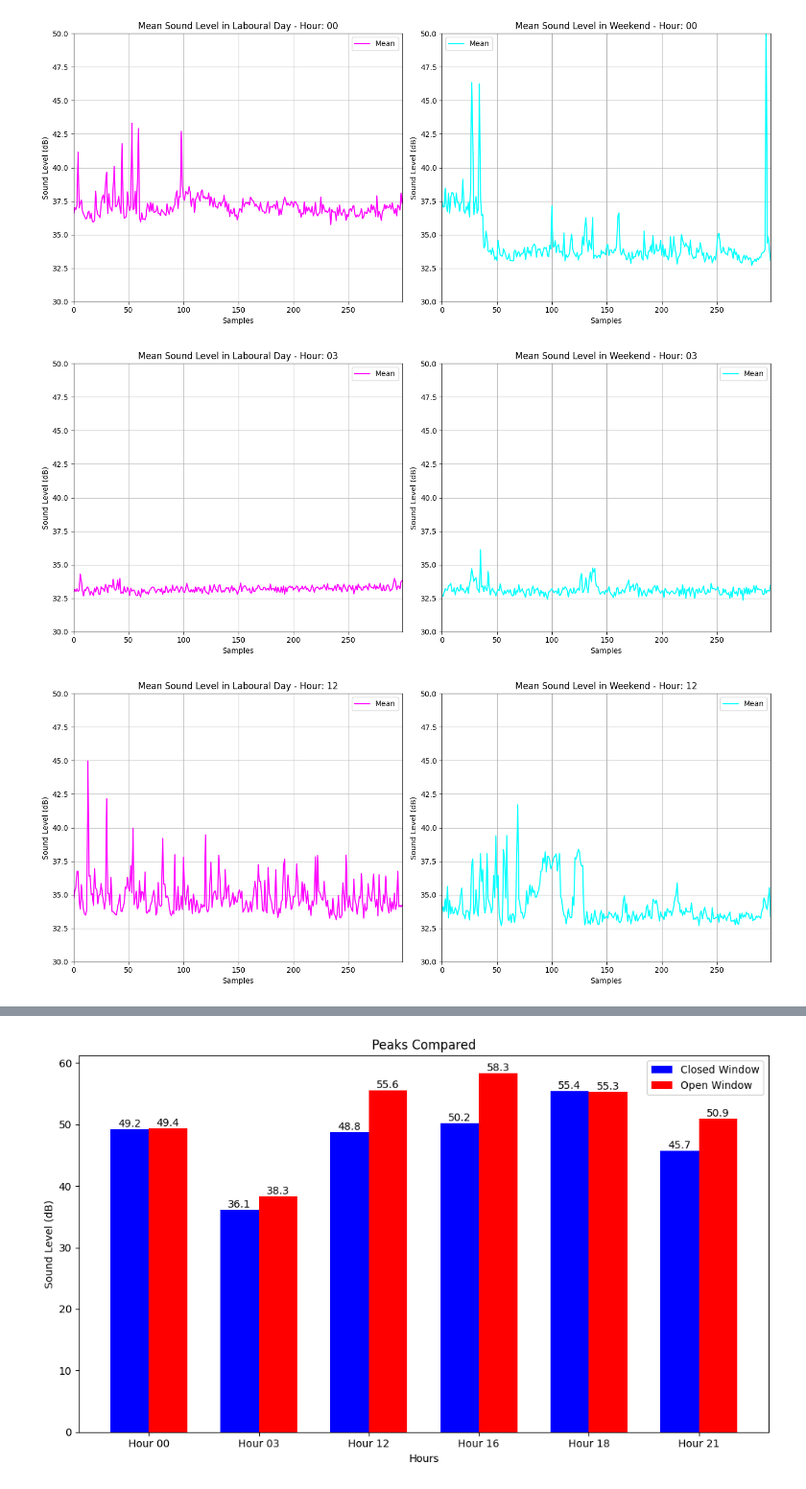
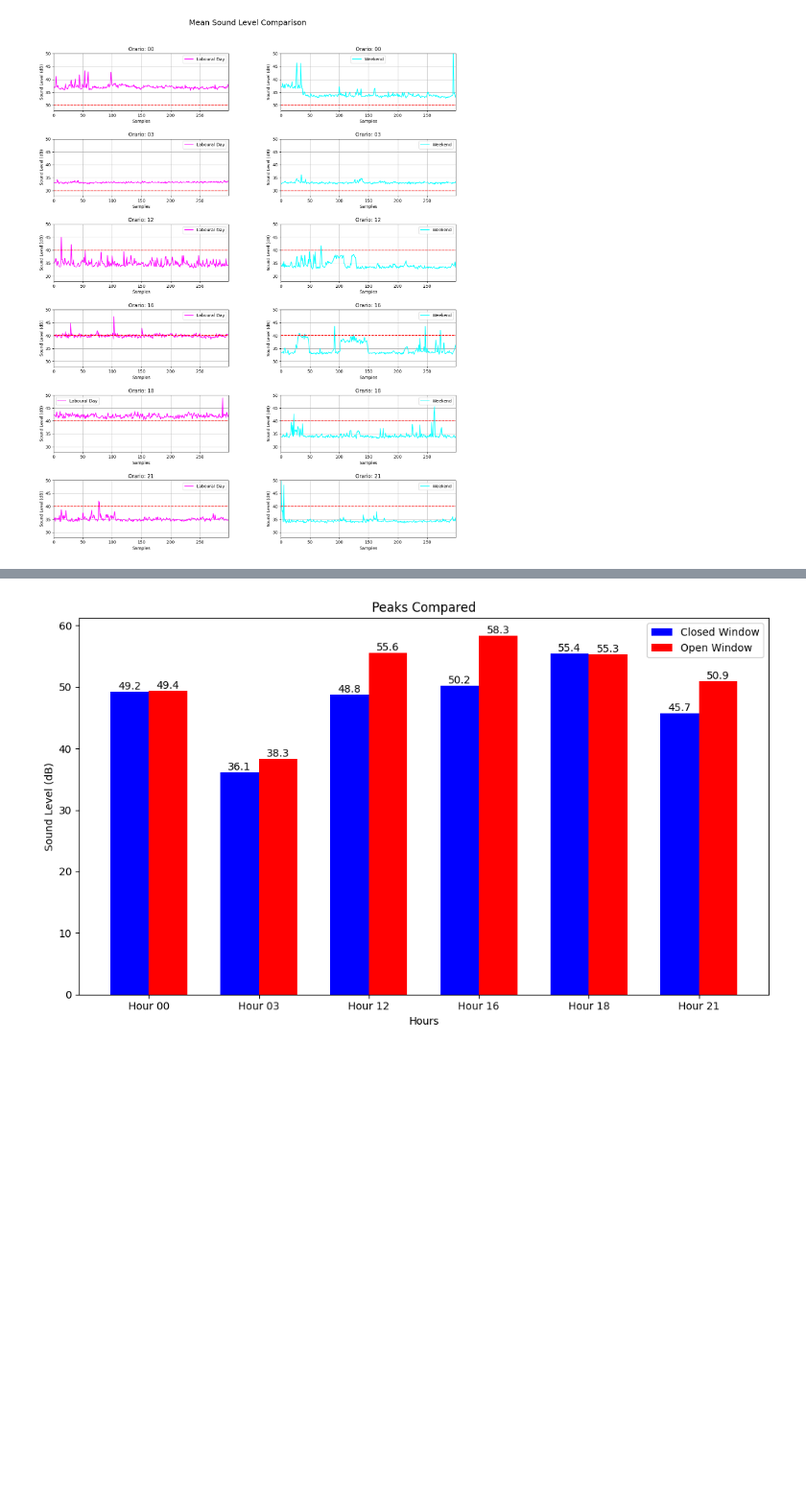
Before and after one commit to vanishady/SoundLevelMeter, a Jupyter notebook: Analysis.ipynb, the cells around one changed output, grey strips where cells are left out. Shown: that part at 96% size. Cells and saved outputs as stored; diff of their text form; code cells hidden in the pictures; blank space fills up the shorter version.

```diff
--- a/Analysis.ipynb
+++ b/Analysis.ipynb
@@ -116,39 +115,56 @@ Differences of means between laboural and weekend days, in the same hour spot, c
 # %%
-for k in allMeans.keys():
-    means = allMeans[k]
-    m_number = list(range(0,len(means)))
+import matplotlib.pyplot as plt
 
-    # Creazione della figura con 2 subfigure (side-by-side)
-    fig, axs = plt.subplots(1, 2, figsize=(14, 6))
+def plot_sound_levels(allMeans, allMeansWe):
+    hours = list(allMeans.keys())
 
-    # Primo grafico
-    axs[0].plot(m_number, means, label="Mean", color="magenta")
-    axs[0].set_xlim(0, len(m_number)-1)
-    axs[0].set_ylim(30, 50)
-    axs[0].set_xlabel("Samples")
-    axs[0].set_ylabel("Sound Level (dB)")
-    axs[0].set_title(f'Mean Sound Level in Laboural Day - Hour: {k}')
-    axs[0].grid(True)
-    axs[0].legend()
+    fig, axs = plt.subplots(6, 2, figsize=(14, 18))
+    fig.suptitle("Mean Sound Level Comparison", fontsize=18)
 
-    # Secondo grafico
-    means_we = allMeansWe[k]
-    m_number = list(range(0,len(means_we)))
 
-    # Secondo grafico (puoi cambiare questo grafico per qualcosa di diverso, se necessario)
-    axs[1].plot(m_number, means_we, label="Mean", color="cyan")
-    axs[1].set_xlim(0, len(m_number)-1)
-    axs[1].set_ylim(30, 50)
-    axs[1].set_xlabel("Samples")
-    axs[1].set_ylabel("Sound Level (dB)")
-    axs[1].set_title(f'Mean Sound Level in Weekend - Hour: {k}')
-    axs[1].grid(True)
-    axs[1].legend()
+    for i, hour in enumerate(hours):
+        row = i % 6
 
-    # Mostra la figura
-    plt.tight_layout()  # Organizza bene gli spazi
+        # Graph for laboural days
+        means = allMeans[hour]
+        m_number = list(range(len(means)))
+        axs[row, 0].plot(m_number, means, label="Laboural Day", color="magenta")
+        axs[row, 0].set_xlim(0, len(m_number) - 1)
+        axs[row, 0].set_ylim(28, 50)
+        axs[row, 0].set_xlabel("Samples")
+        axs[row, 0].set_ylabel("Sound Level (dB)")
+        axs[row, 0].set_title(f'Orario: {hour}')
+        axs[row, 0].grid(True)
+        axs[row, 0].legend()
+
+        # Threshold
+        if 7 <= int(hour) < 23:
+            axs[row, 0].axhline(y=40, color='red', linestyle='--', label="40 dB Threshold")
+        else:
+            axs[row, 0].axhline(y=30, color='red', linestyle='--', label="30 dB Threshold")
+
+        # Graph for weekend
+        means_we = allMeansWe[hour]
+        m_number = list(range(len(means_we)))
+        axs[row, 1].plot(m_number, means_we, label="Weekend", color="cyan")
+        axs[row, 1].set_xlim(0, len(m_number) - 1)
+        axs[row, 1].set_ylim(28, 50)
+        axs[row, 1].set_xlabel("Samples")
+        axs[row, 1].set_ylabel("Sound Level (dB)")
+        axs[row, 1].set_title(f'Orario: {hour}')
+        axs[row, 1].grid(True)
+        axs[row, 1].legend()
+
+        # Threshold
+        if 7 <= int(hour) < 23:
+            axs[row, 1].axhline(y=40, color='red', linestyle='--', label="40 dB Threshold")
+        else:
+            axs[row, 1].axhline(y=30, color='red', linestyle='--', label="30 dB Threshold")
+
+    plt.tight_layout(rect=[0, 0, 1, 0.96], h_pad=2, w_pad=1)
+    plt.subplots_adjust(hspace=0.5, wspace=0.3)
     plt.show()
+
+plot_sound_levels(allMeans, allMeansWe)
 # %% [output]
-[figure, old version]
+[figure, new version]
-[figure, removed]
-[figure, removed]
```
Also changed, not shown: parts of 21 cells of this notebook, 2 other files.
